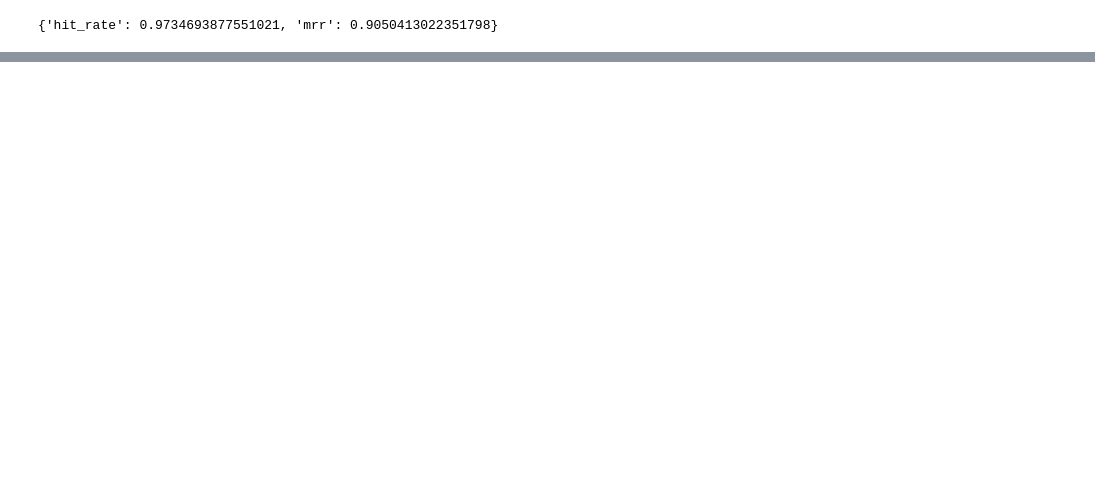
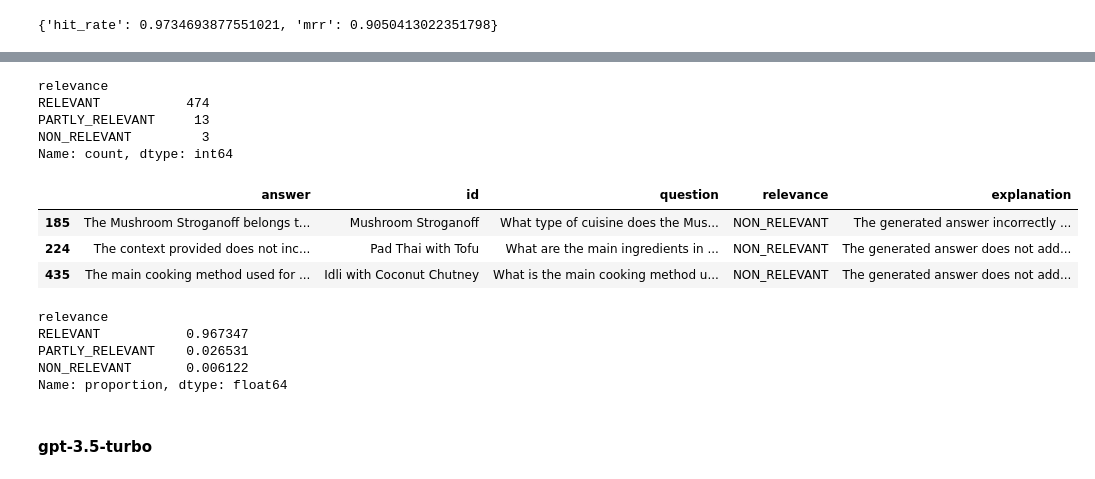
Before and after one commit to eadka/fridgechef, a Jupyter notebook: notebooks/rag-test.ipynb, the cells around one changed output, grey strips where cells are left out. Saved outputs shown, nothing was run; the diff lists cells and outputs as text; code cells hidden in the pictures; blank space fills up the shorter version.

```diff
--- a/notebooks/rag-test.ipynb
+++ b/notebooks/rag-test.ipynb
@@ -404,0 +536,23 @@ evaluate(ground_truth, lambda q: minsearch_improved(q['question']))
+# %%
+df_eval.relevance.value_counts()
+# %% [output]
+relevance
+RELEVANT           474
+PARTLY_RELEVANT     13
+NON_RELEVANT         3
+Name: count, dtype: int64
+# %%
+df_eval[df_eval.relevance=='NON_RELEVANT']
+# %% [output]
+|  | answer | id | question | relevance | explanation |
+| 185 | The Mushroom Stroganoff belongs t... | Mushroom Stroganoff | What type of cuisine does the Mus... | NON_RELEVANT | The generated answer incorrectly ... |
+| 224 | The context provided does not inc... | Pad Thai with Tofu | What are the main ingredients in ... | NON_RELEVANT | The generated answer does not add... |
+| 435 | The main cooking method used for ... | Idli with Coconut Chutney | What is the main cooking method u... | NON_RELEVANT | The generated answer does not add... |
+# %%
+df_eval.relevance.value_counts(normalize=True)
+# %% [output]
+relevance
+RELEVANT           0.967347
+PARTLY_RELEVANT    0.026531
+NON_RELEVANT       0.006122
+Name: proportion, dtype: float64
@@ -404,0 +561,2 @@ evaluate(ground_truth, lambda q: minsearch_improved(q['question']))
+# %% [markdown]
+#### gpt-3.5-turbo
```
Also changed, not shown: parts of 22 cells of this notebook, 3 other files.
